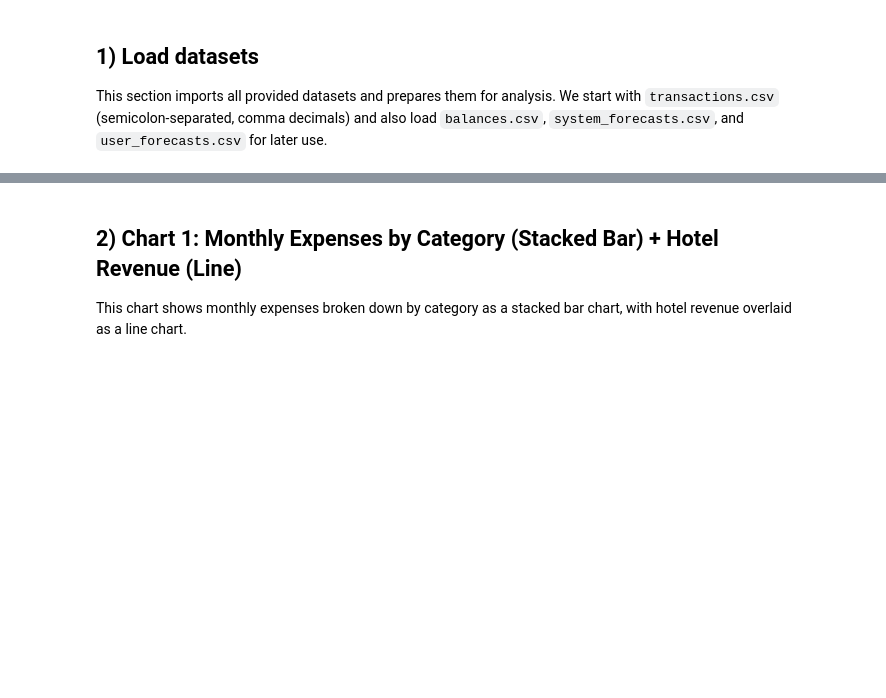
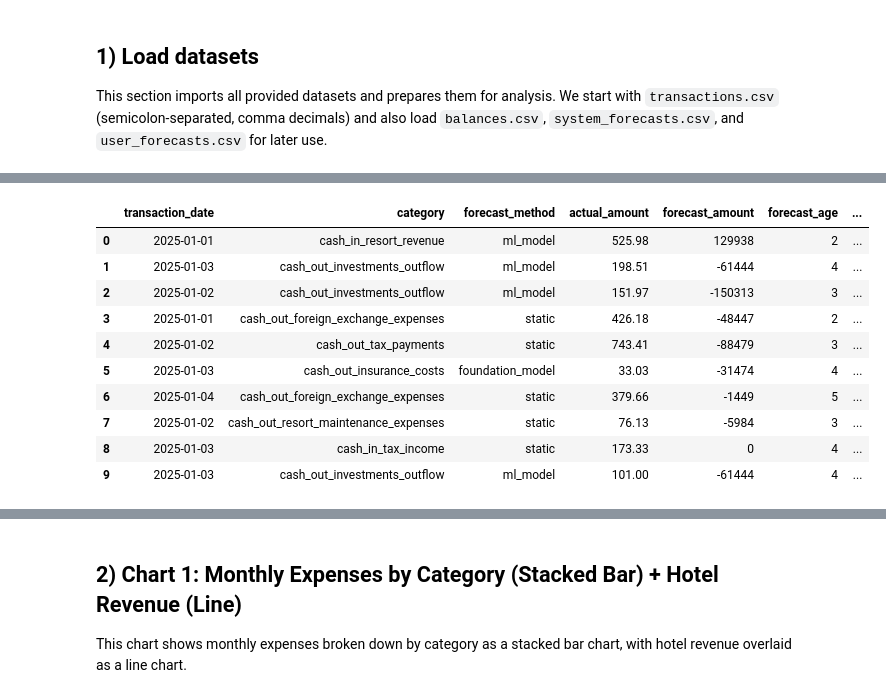
Before and after one commit to gianniskotsas/palm-case-study, a Jupyter notebook: scripts/main.ipynb, the cells around one changed output, grey strips where cells are left out. Drawn from its saved outputs; the diff is of its cells as text; code cells hidden in the pictures; blank space fills up the shorter version.

```diff
--- a/scripts/main.ipynb
+++ b/scripts/main.ipynb
@@ -185,0 +238,80 @@ print("✓ Ready to create charts using loaded datasets")
+# %%
+# FORECASTING ANALYSIS - STEP 2: Match Transactions to Forecasts
+
+print("=" * 80)
+print("STEP 2: MATCHING TRANSACTIONS TO FORECASTS")
+print("=" * 80)
+
+# Categorize transactions (reuse from previous analysis)
+def categorize_transaction(row):
+    desc = str(row.get('remittence_info', '')).lower()
+    credit_or_debit = row.get('credit_or_debit', '')
+
+    if 'resort revenue' in desc:
+        return 'cash_in_resort_revenue'
+    elif 'payroll' in desc or 'salary' in desc:
+        return 'cash_out_payroll'
+    elif 'tax' in desc and credit_or_debit == 'CRDT':
+        return 'cash_in_tax_income'
+    elif 'tax' in desc and credit_or_debit == 'DBIT':
+        return 'cash_out_tax_payments'
+    elif 'investment' in desc and 'income' in desc:
+        return 'cash_in_investments_income'
+    elif 'investment' in desc and credit_or_debit == 'DBIT':
+        return 'cash_out_investments_outflow'
+    elif 'fx' in desc or 'foreign exchange' in desc:
+        return 'cash_out_foreign_exchange_expenses'
+    elif 'insurance' in desc:
+        return 'cash_out_insurance_costs'
+    elif 'maintenance' in desc:
+        return 'cash_out_resort_maintenance_expenses'
+    else:
+        return 'other'
+
+transactions['category'] = transactions.apply(categorize_transaction, axis=1)
+
+# Point-in-time matching: for each transaction, find the best forecast
+matched_forecasts = []
+unmatched_count = 0
+
+for idx, txn in transactions.iterrows():
+    txn_date = pd.to_datetime(txn[trx_date_col])
+    txn_category = txn['category']
+    txn_amount = txn['amount']
+
+    # Find all forecasts that cover this date
+    candidates = forecasts_daily_df[
+        (forecasts_daily_df['forecast_date'] == txn_date) &
+        (forecasts_daily_df['category'] == txn_category) &
+        (forecasts_daily_df['start_date'] <= txn_date) &
+        (forecasts_daily_df['end_date'] >= txn_date)
+    ].copy()
+
+    if len(candidates) > 0:
+        # Select forecast with LATEST (most recent) start_date
+        best_idx = candidates['start_date'].idxmax()
+        best_forecast = candidates.loc[best_idx]
+        forecast_age = (txn_date - best_forecast['start_date']).days
+
+        matched_forecasts.append({
+            'transaction_date': txn_date,
+            'category': txn_category,
+            'forecast_method': best_forecast['forecast_method'],
+            'actual_amount': txn_amount,
+            'forecast_amount': best_forecast['forecast_amount'],
+            'forecast_age': forecast_age,
+            'forecast_start_date': best_forecast['start_date']
+        })
+    else:
+        unmatched_count += 1
+
+matched_df = pd.DataFrame(matched_forecasts)
+
+print(f"\n✓ Matched {len(matched_df):,} transactions to forecasts")
+print(f"  Unmatched transactions: {unmatched_count}")
+print(f"  Categories matched: {matched_df['category'].nunique()}")
+print(f"  Forecast methods: {matched_df['forecast_method'].unique().tolist()}")
+print(f"  Average forecast age: {matched_df['forecast_age'].mean():.1f} days")
+print(f"\nSample matched data:")
+display(matched_df.head(10))
+# %% [output]
@@ -185,0 +329,11 @@ print("✓ Ready to create charts using loaded datasets")
+|  | transaction_date | category | forecast_method | actual_amount | forecast_amount | forecast_age | ... |
+| 0 | 2025-01-01 | cash_in_resort_revenue | ml_model | 525.98 | 129938 | 2 | ... |
+| 1 | 2025-01-03 | cash_out_investments_outflow | ml_model | 198.51 | -61444 | 4 | ... |
+| 2 | 2025-01-02 | cash_out_investments_outflow | ml_model | 151.97 | -150313 | 3 | ... |
+| 3 | 2025-01-01 | cash_out_foreign_exchange_expenses | static | 426.18 | -48447 | 2 | ... |
+| 4 | 2025-01-02 | cash_out_tax_payments | static | 743.41 | -88479 | 3 | ... |
+| 5 | 2025-01-03 | cash_out_insurance_costs | foundation_model | 33.03 | -31474 | 4 | ... |
+| 6 | 2025-01-04 | cash_out_foreign_exchange_expenses | static | 379.66 | -1449 | 5 | ... |
+| 7 | 2025-01-02 | cash_out_resort_maintenance_expenses | static | 76.13 | -5984 | 3 | ... |
+| 8 | 2025-01-03 | cash_in_tax_income | static | 173.33 | 0 | 4 | ... |
+| 9 | 2025-01-03 | cash_out_investments_outflow | ml_model | 101.00 | -61444 | 4 | ... |
```
Also changed, not shown: parts of 27 cells of this notebook, 55 other files.
